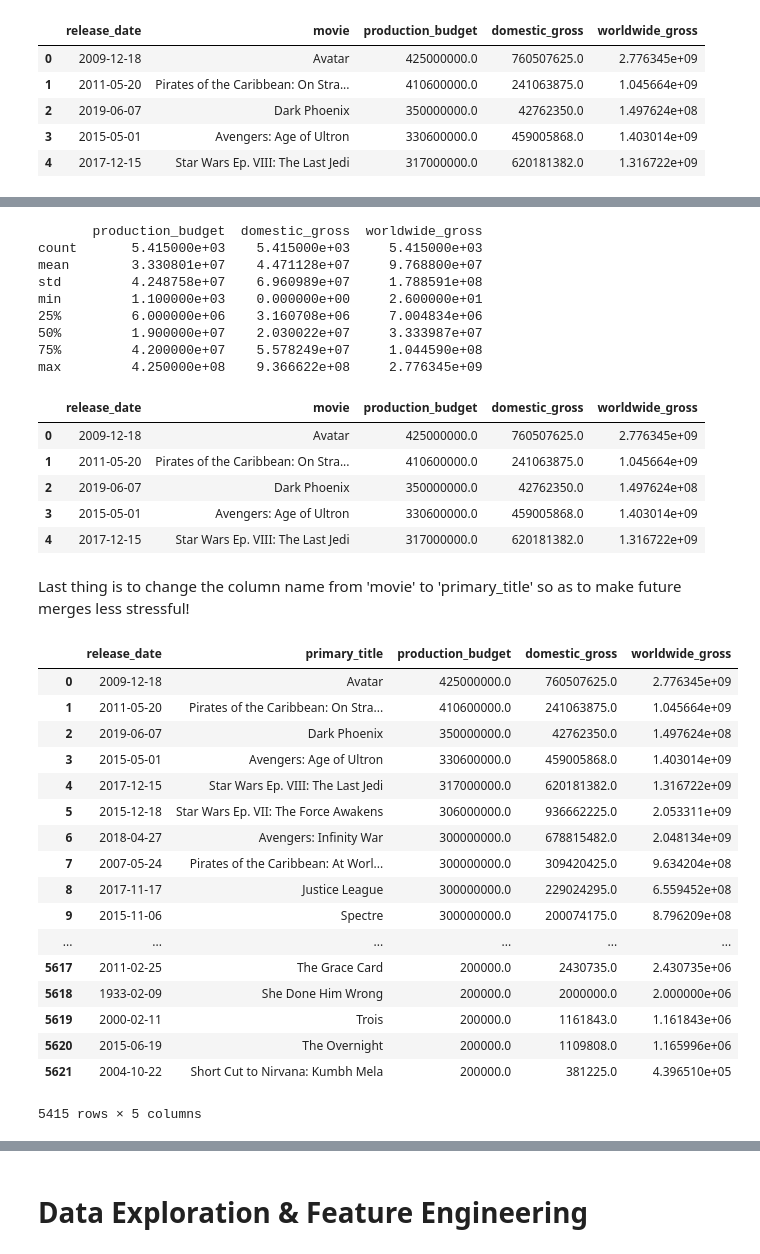
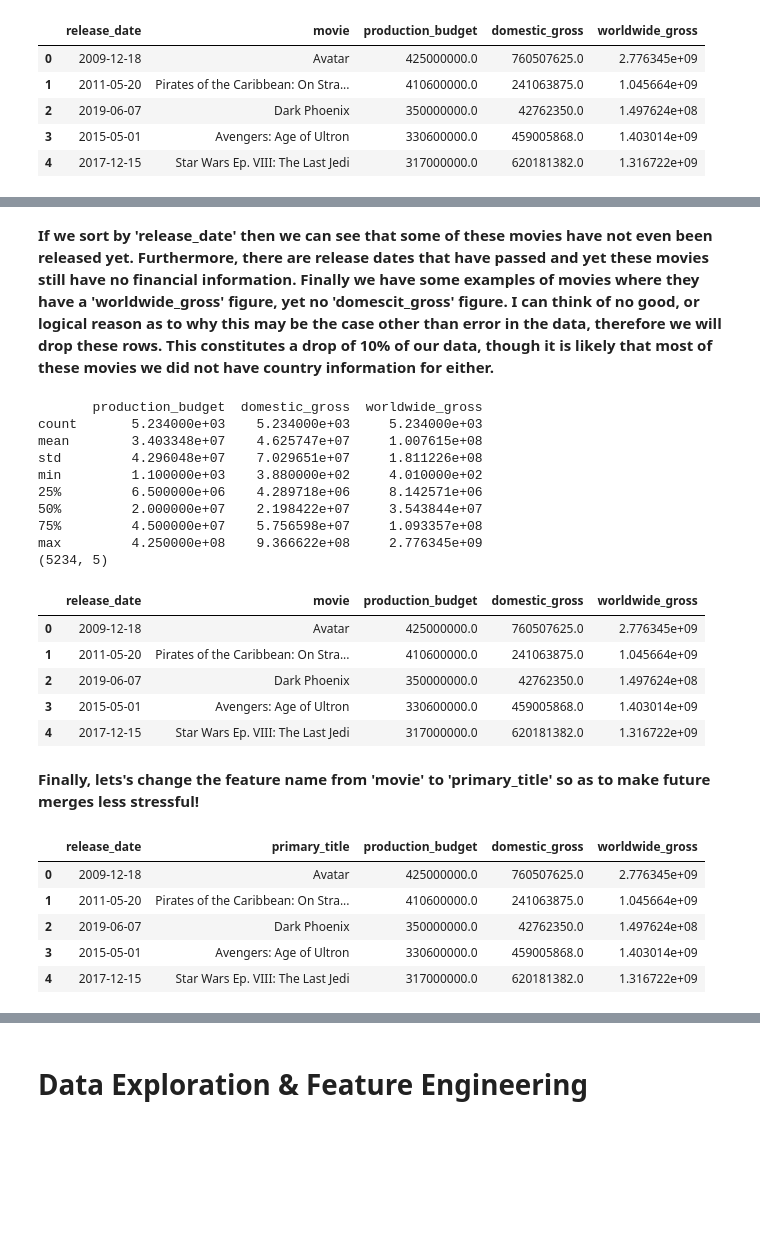
Before and after one commit to tcastanley/Movie_Analysis, a Jupyter notebook: Country_Movie_Inspection.ipynb, the cells around one changed output, grey strips where cells are left out. Saved outputs shown, nothing was run; the diff lists cells and outputs as text; code cells hidden in the pictures; blank space fills up the shorter version.

Commit message:
cleaned and on the way

```diff
--- a/Country_Movie_Inspection.ipynb
+++ b/Country_Movie_Inspection.ipynb
@@ -245,10 +453,14 @@ def string_to_float_converter(value, to_replace=None, new_value='', new_dtype=fl
     '''This function cleans and converts any column of strings with UP TO 3
     variables at a time. This function is designed to be mapped along columns
     in a Pandas DataFrame and takes in a (value) and the desired string characters
-    to be replacesd (to_replace). By default the new_value is set as a blank '',
-    though it can be altered if needed. Additionally, the default (new_dtype)
-    is set as a 'float' but othertypes may be chosen as well.'''
+    to be replacesd (to_replace). By default, new_value is '' and new_dtype
+    is 'float', though they may be changed.
 
+    Returns:
+    A cleaned and converted value.
+
+    Example:
+    df['col'].map(lambda x: string_to_float_converter(x, ['$',',','&']))'''
 
     if type(to_replace) == list:
         n = len(to_replace)
@@ -300,17 +543,23 @@ I want to clean this up a little, get rid of the rows that have both $0 domestic
+# %% [markdown]
+**If we sort by 'release_date' then we can see that some of these movies have not even been released yet.  Furthermore, there are release dates that have passed and yet these movies still have no financial information.  Finally we have some examples of movies where they have a 'worldwide_gross' figure, yet no 'domescit_gross' figure.  I can think of no good, or logical reason as to why this may be the case other than error in the data, therefore we will drop these rows.  This constitutes a drop of 10% of our data, though it is likely that most of these movies we did not have country information for either.**
 # %%
-df_movie_moneys = df_movie_moneys[(df_movie_moneys['worldwide_gross'] != 0)]
+df_movie_moneys = df_movie_moneys[(df_movie_moneys['worldwide_gross'] != 0)
+                                  &
+                                  (df_movie_moneys['domestic_gross'] != 0)]
 print(df_movie_moneys.describe())
+print(df_movie_moneys.shape)
 df_movie_moneys.head()
 # %% [output]
        production_budget  domestic_gross  worldwide_gross
-count       5.415000e+03    5.415000e+03     5.415000e+03
-mean        3.330801e+07    4.471128e+07     9.768800e+07
-std         4.248758e+07    6.960989e+07     1.788591e+08
-min         1.100000e+03    0.000000e+00     2.600000e+01
-25%         6.000000e+06    3.160708e+06     7.004834e+06
-50%         1.900000e+07    2.030022e+07     3.333987e+07
-75%         4.200000e+07    5.578249e+07     1.044590e+08
+count       5.234000e+03    5.234000e+03     5.234000e+03
+mean        3.403348e+07    4.625747e+07     1.007615e+08
+std         4.296048e+07    7.029651e+07     1.811226e+08
+min         1.100000e+03    3.880000e+02     4.010000e+02
+25%         6.500000e+06    4.289718e+06     8.142571e+06
+50%         2.000000e+07    2.198422e+07     3.543844e+07
+75%         4.500000e+07    5.756598e+07     1.093357e+08
 max         4.250000e+08    9.366622e+08     2.776345e+09
+(5234, 5)
 |  | release_date | movie | production_budget | domestic_gross | worldwide_gross |
 | 0 | 2009-12-18 | Avatar | 425000000.0 | 760507625.0 | 2.776345e+09 |
 | 1 | 2011-05-20 | Pirates of the Caribbean: On Stra... | 410600000.0 | 241063875.0 | 1.045664e+09 |
@@ -318,26 +567,14 @@ max         4.250000e+08    9.366622e+08     2.776345e+09
 | 3 | 2015-05-01 | Avengers: Age of Ultron | 330600000.0 | 459005868.0 | 1.403014e+09 |
 | 4 | 2017-12-15 | Star Wars Ep. VIII: The Last Jedi | 317000000.0 | 620181382.0 | 1.316722e+09 |
 # %% [markdown]
-Last thing is to change the column name from 'movie' to 'primary_title' so as to make future merges less stressful!
+**Finally, lets's change the feature name from 'movie' to 'primary_title' so as to make future merges less stressful!**
 # %%
 df_movie_moneys = df_movie_moneys.rename(columns={'movie':'primary_title'})
-df_movie_moneys
+df_movie_moneys.head()
 # %% [output]
 |  | release_date | primary_title | production_budget | domestic_gross | worldwide_gross |
 | 0 | 2009-12-18 | Avatar | 425000000.0 | 760507625.0 | 2.776345e+09 |
 | 1 | 2011-05-20 | Pirates of the Caribbean: On Stra... | 410600000.0 | 241063875.0 | 1.045664e+09 |
 | 2 | 2019-06-07 | Dark Phoenix | 350000000.0 | 42762350.0 | 1.497624e+08 |
 | 3 | 2015-05-01 | Avengers: Age of Ultron | 330600000.0 | 459005868.0 | 1.403014e+09 |
 | 4 | 2017-12-15 | Star Wars Ep. VIII: The Last Jedi | 317000000.0 | 620181382.0 | 1.316722e+09 |
-| 5 | 2015-12-18 | Star Wars Ep. VII: The Force Awakens | 306000000.0 | 936662225.0 | 2.053311e+09 |
-| 6 | 2018-04-27 | Avengers: Infinity War | 300000000.0 | 678815482.0 | 2.048134e+09 |
-| 7 | 2007-05-24 | Pirates of the Caribbean: At Worl... | 300000000.0 | 309420425.0 | 9.634204e+08 |
-| 8 | 2017-11-17 | Justice League | 300000000.0 | 229024295.0 | 6.559452e+08 |
-| 9 | 2015-11-06 | Spectre | 300000000.0 | 200074175.0 | 8.796209e+08 |
-| ... | ... | ... | ... | ... | ... |
-| 5617 | 2011-02-25 | The Grace Card | 200000.0 | 2430735.0 | 2.430735e+06 |
-| 5618 | 1933-02-09 | She Done Him Wrong | 200000.0 | 2000000.0 | 2.000000e+06 |
-| 5619 | 2000-02-11 | Trois | 200000.0 | 1161843.0 | 1.161843e+06 |
-| 5620 | 2015-06-19 | The Overnight | 200000.0 | 1109808.0 | 1.165996e+06 |
-| 5621 | 2004-10-22 | Short Cut to Nirvana: Kumbh Mela | 200000.0 | 381225.0 | 4.396510e+05 |
-5415 rows × 5 columns
```
Also changed, not shown: parts of 98 cells of this notebook.
